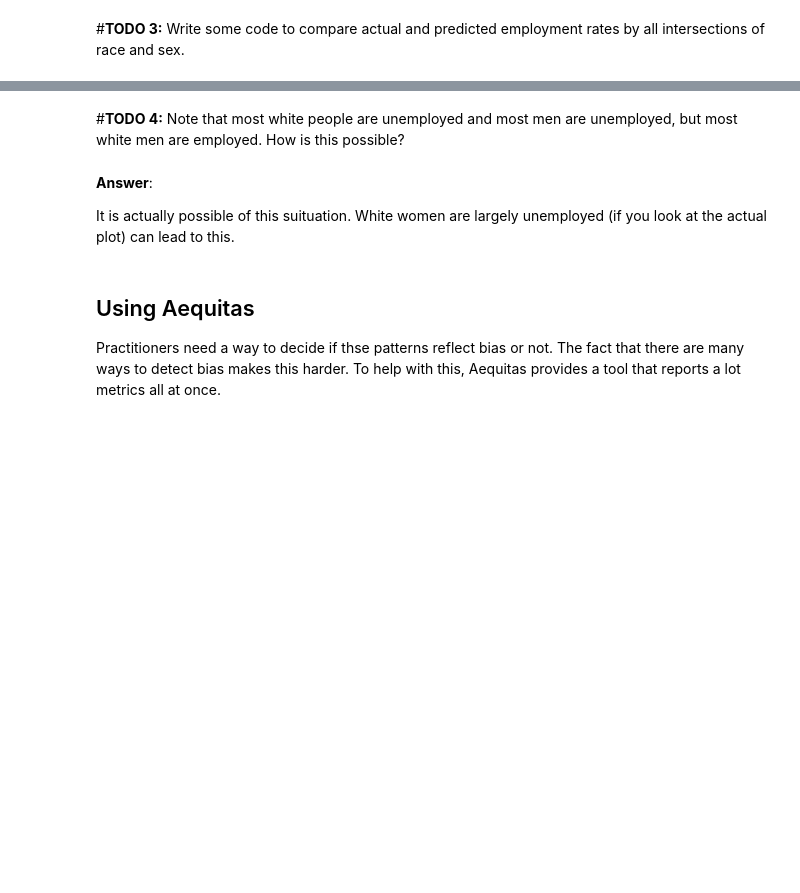
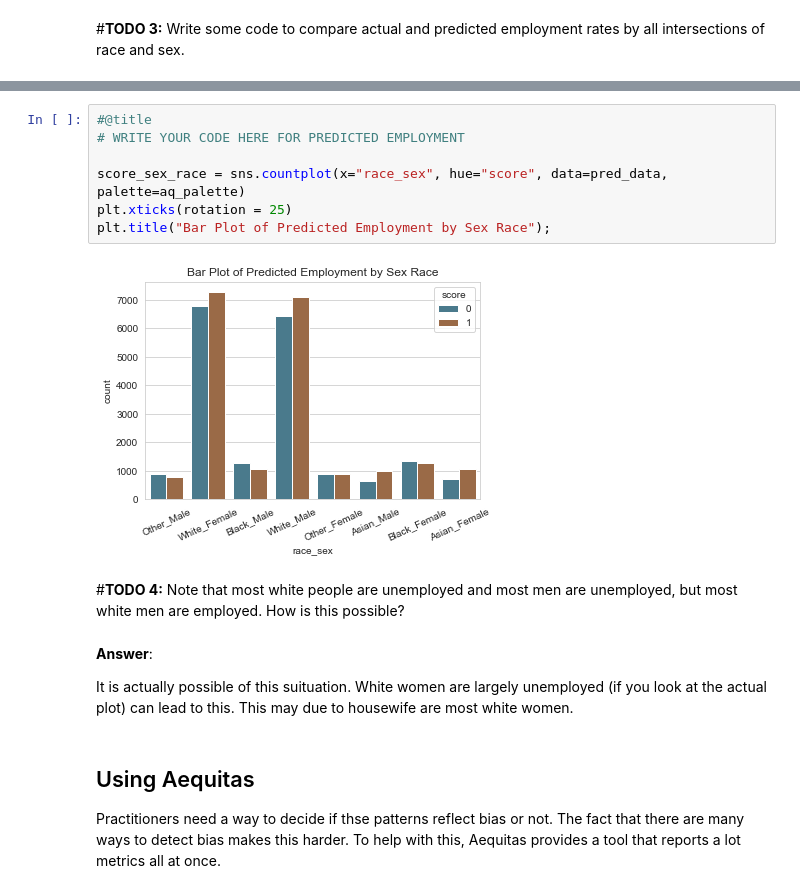
Before and after one commit to yihaozhong/Data_Fairness_Project, a Jupyter notebook: Lab_4_Student.ipynb, the cells around one changed output, grey strips where cells are left out. Cells and saved outputs as stored; diff of their text form; blank space fills up the shorter version.

```diff
--- a/Lab_4_Student.ipynb
+++ b/Lab_4_Student.ipynb
@@ -360,9 +361,18 @@ White are majorly unemployed but predicted as majorly employed. Asian also got f
+# %%
+#@title
+# WRITE YOUR CODE HERE FOR PREDICTED EMPLOYMENT
+
+score_sex_race = sns.countplot(x="race_sex", hue="score", data=pred_data, palette=aq_palette)
+plt.xticks(rotation = 25)
+plt.title("Bar Plot of Predicted Employment by Sex Race");
+# %% [output]
+[figure, added]
 # %% [markdown]
 #**TODO 4:** Note that most white people are unemployed and most men are unemployed, but most white men are employed. How is this possible?
 # %% [markdown]
 **Answer**:
 
-It is actually possible of this suituation. White women are largely unemployed (if you look at the actual plot) can lead to this.
+It is actually possible of this suituation. White women are largely unemployed (if you look at the actual plot) can lead to this. This may due to housewife are most white women.
 # %% [markdown]
 ## Using Aequitas
 
```
Also changed, not shown: parts of 12 cells of this notebook.
